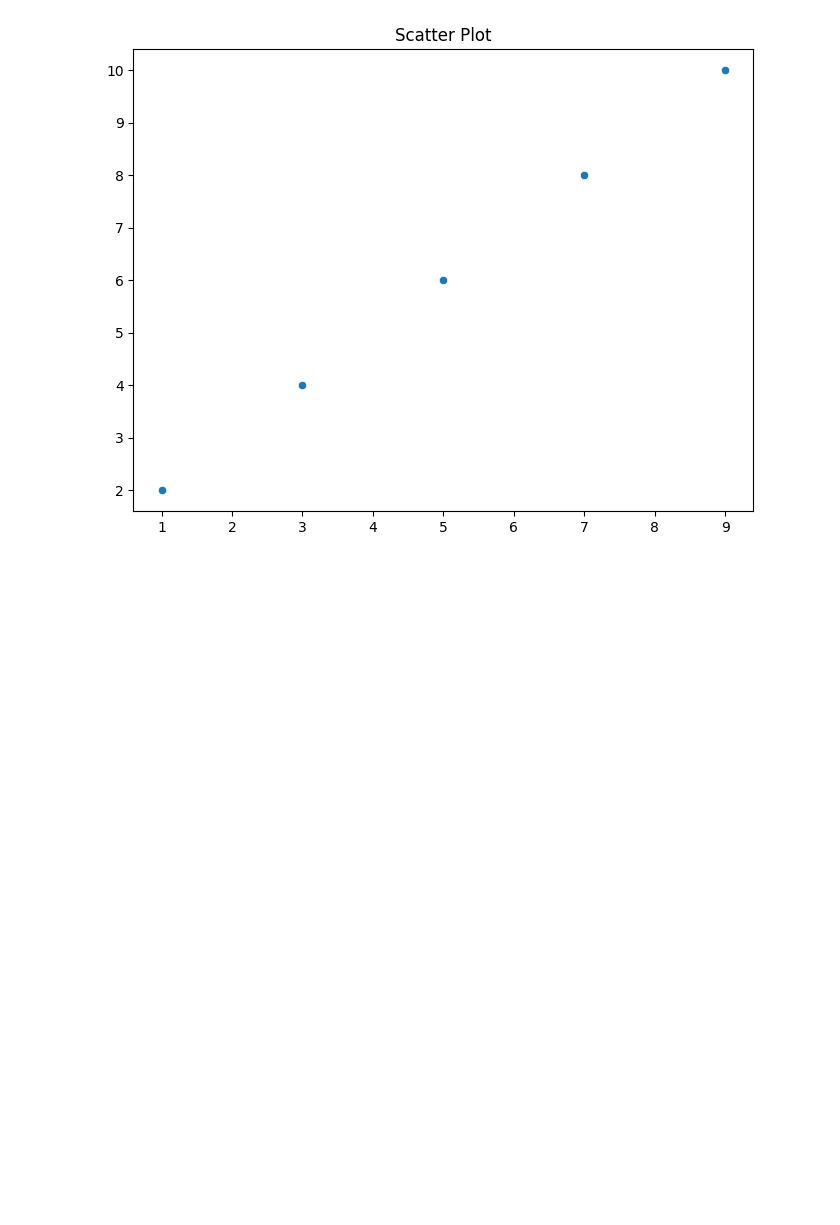
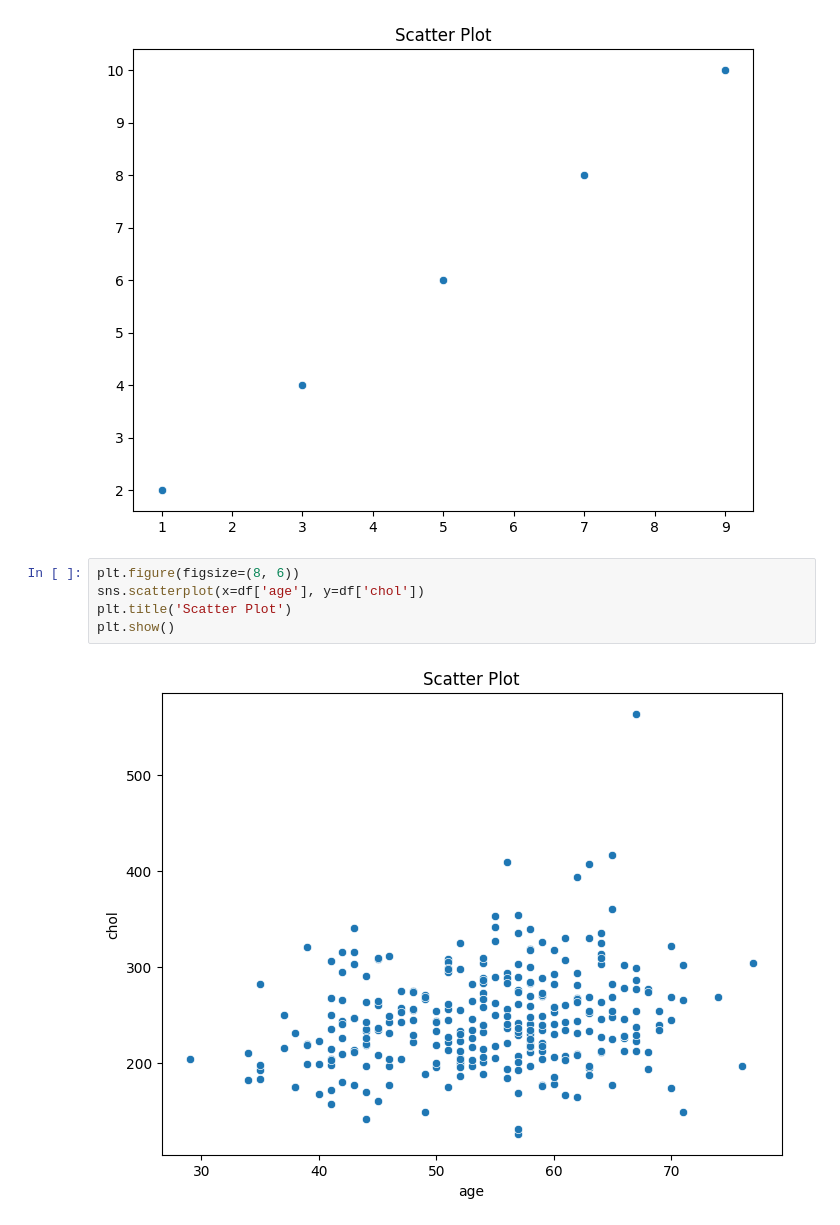
Before and after one commit to MarriRohan/DATA-MINING, a Jupyter notebook: Lab2.ipynb, the cells around one changed output. Saved outputs shown, nothing was run; the diff lists cells and outputs as text; blank space fills up the shorter version.

```diff
--- a/Lab2.ipynb
+++ b/Lab2.ipynb
@@ -142,3 +142,10 @@ plt.title('Scatter Plot')
 plt.show()
 # %% [output]
 [figure]
+# %%
+plt.figure(figsize=(8, 6))
+sns.scatterplot(x=df['age'], y=df['chol'])
+plt.title('Scatter Plot')
+plt.show()
+# %% [output]
+[figure, added]
```
